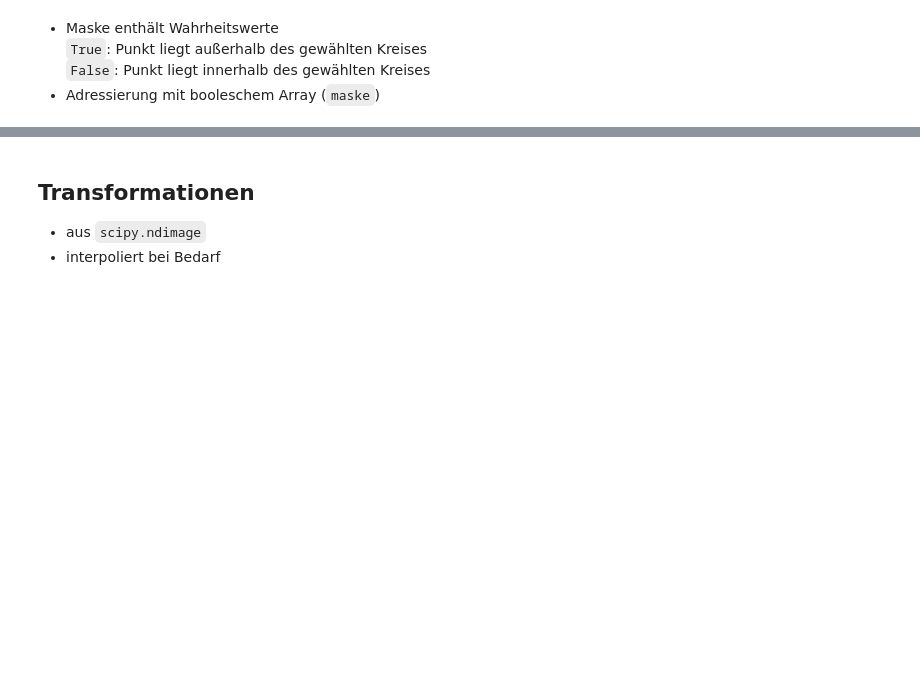
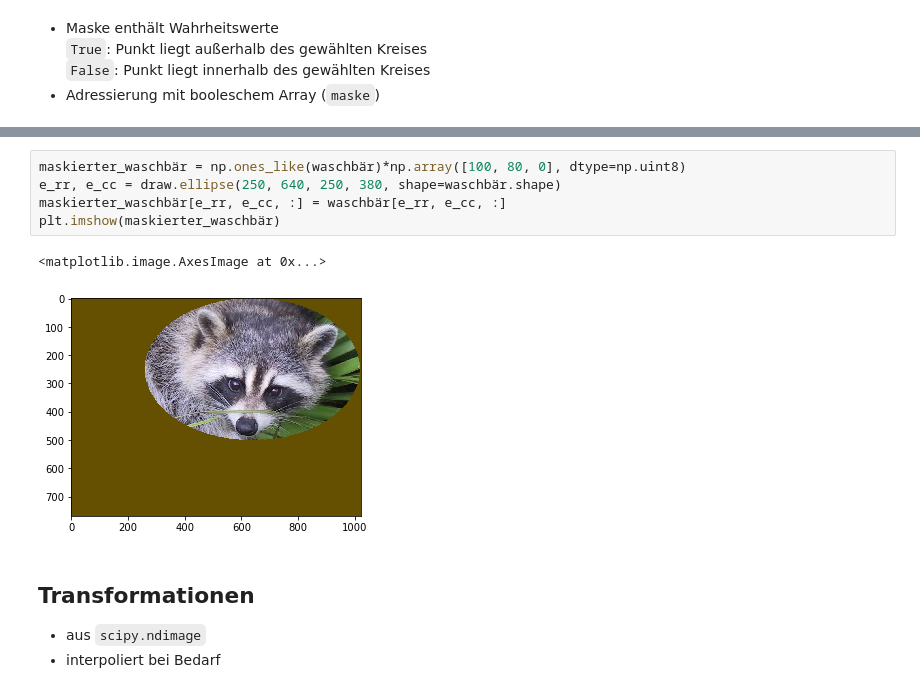
Before and after one commit to gertingold/lit2017, a Jupyter notebook: lit2017.ipynb, the cells around one changed output, grey strips where cells are left out. Drawn from its saved outputs; the diff is of its cells as text; blank space fills up the shorter version.

```diff
--- a/lit2017.ipynb
+++ b/lit2017.ipynb
@@ -191,3 +165,11 @@ plt.imshow(maskierter_waschbär, cmap=plt.cm.gray)
+# %%
+maskierter_waschbär = np.ones_like(waschbär)*np.array([100, 80, 0], dtype=np.uint8)
+e_rr, e_cc = draw.ellipse(250, 640, 250, 380, shape=waschbär.shape)
+maskierter_waschbär[e_rr, e_cc, :] = waschbär[e_rr, e_cc, :]
+plt.imshow(maskierter_waschbär)
+# %% [output]
+<matplotlib.image.AxesImage at 0x...>
+[figure, added]
 # %% [markdown]
 ## Transformationen
 
```
Also changed, not shown: parts of 53 cells of this notebook.
